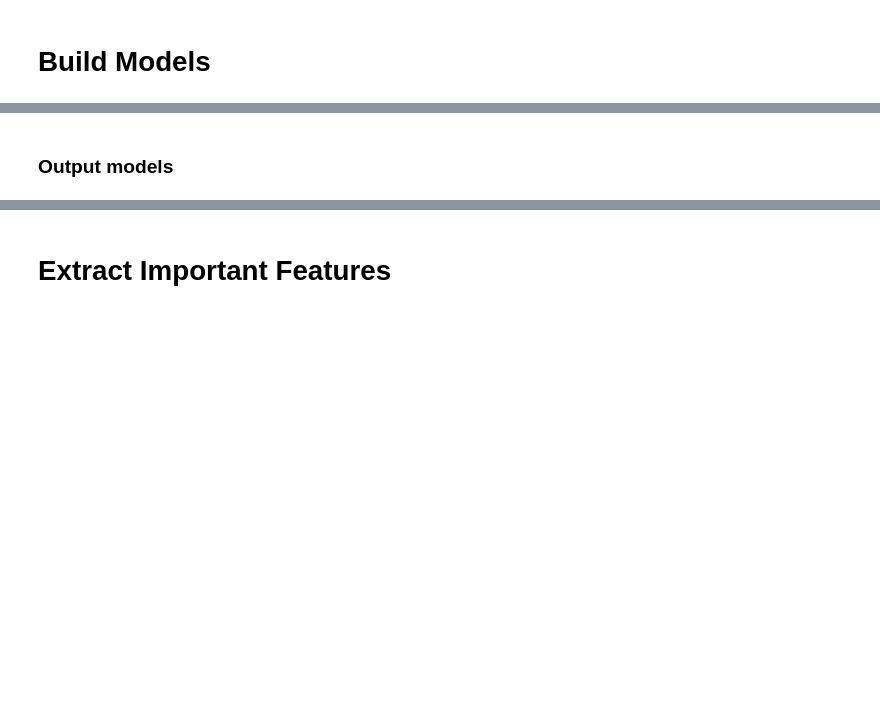
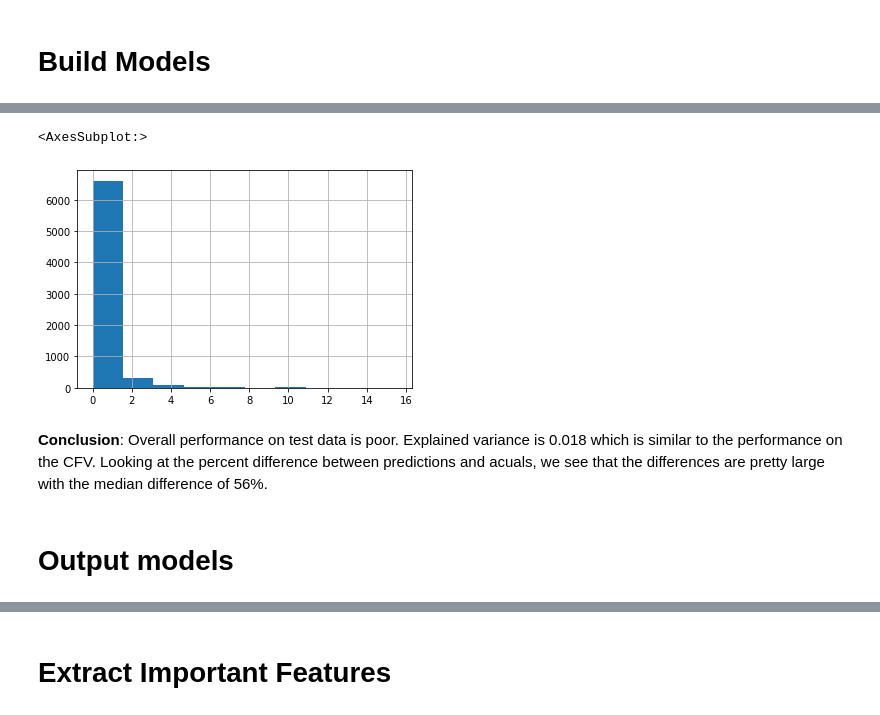
Before and after one commit to jonathanmnovak/nfl-big-data-bowl-2019, a Jupyter notebook: notebooks/models.ipynb, the cells around one changed output, grey strips where cells are left out. Drawn from its saved outputs; the diff is of its cells as text; code cells hidden in the pictures; blank space fills up the shorter version.

```diff
--- a/notebooks/models.ipynb
+++ b/notebooks/models.ipynb
@@ -221,0 +237,3 @@ Set parameter alpha to: original_alpha * n_samples.
+# %%
+percent_chg = abs(1-y_test/test_pred)
+percent_chg.describe()
@@ -222,2 +250,9 @@ Set parameter alpha to: original_alpha * n_samples.
+# %%
+percent_chg.hist()
+# %% [output]
+<AxesSubplot:>
+[figure, added]
+# %% [markdown]
+**Conclusion**: Overall performance on test data is poor. Explained variance is 0.018 which is similar to the performance on the CFV. Looking at the percent difference between predictions and acuals, we see that the differences are pretty large with the median difference of 56%.
 # %% [markdown]
-### Output models
+# Output models
```
Also changed, not shown: parts of 37 cells of this notebook.
